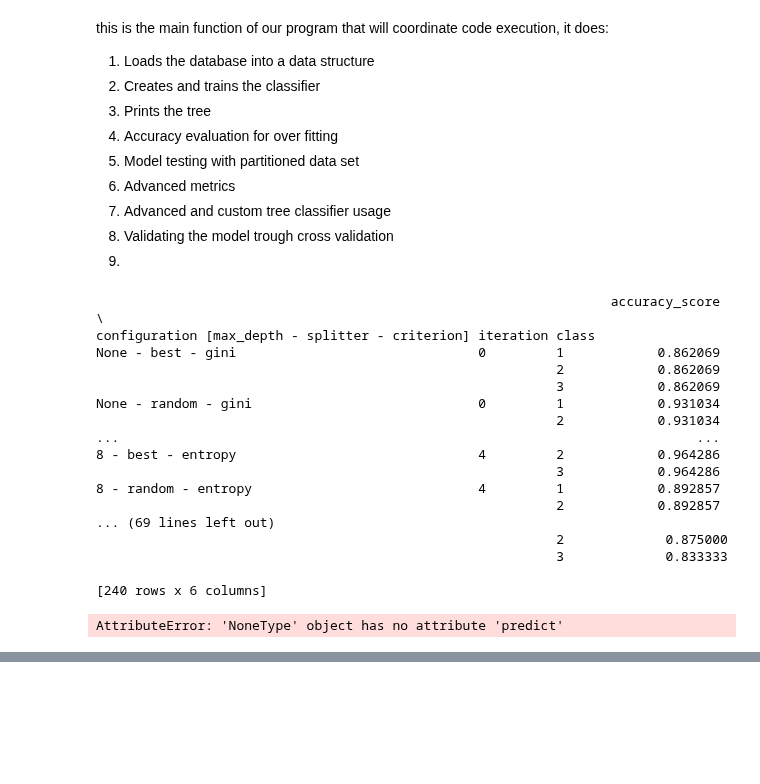
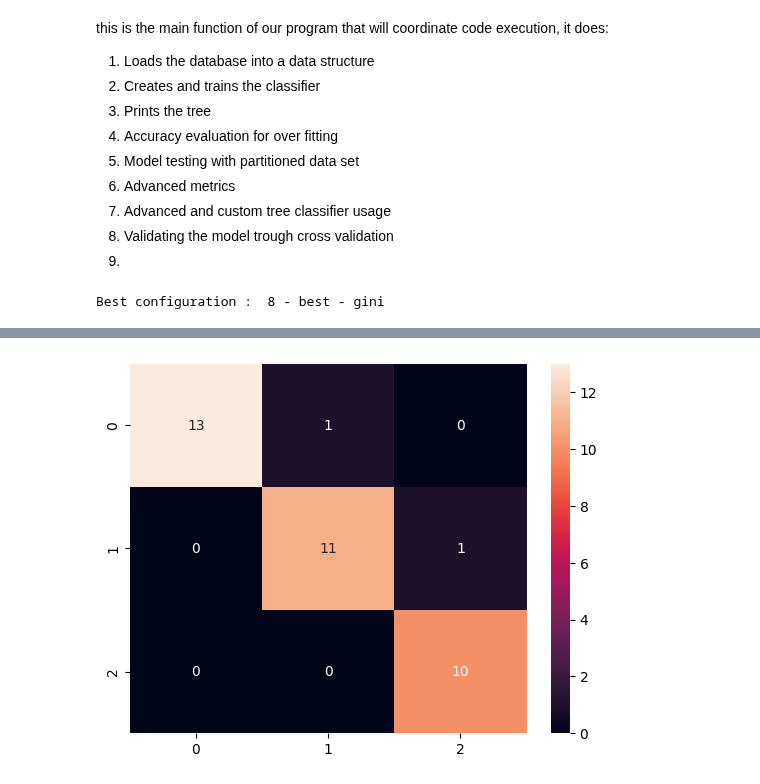
Before and after one commit to Nuzz23/01TWZSM_DataScienceLab, a Jupyter notebook: Lab/L06/E01/E01.ipynb, the cells around one changed output, grey strips where cells are left out. Cells and saved outputs as stored; diff of their text form; code cells hidden in the pictures; blank space fills up the shorter version.

```diff
--- a/Lab/L06/E01/E01.ipynb
+++ b/Lab/L06/E01/E01.ipynb
@@ -247,8 +250,8 @@ def advancedTreeBuilding(xTrain: pd.DataFrame, xTest: pd.DataFrame, yTrain:pd.Da
 # %% [markdown]
 Function for doing the cross validation of our data and the printing on file
 # %%
-def crossValidation(df:pd.DataFrame, features:list[str], classes:list[str], testPercentage:float, crossValidationSize:int=5,
-                    printOnFile: bool=False)->list[pd.DataFrame, pd.DataFrame, pd.DataFrame]:
+def crossValidation(df:pd.DataFrame, features:list[str], classes:list[str], testPercentage:float, crossValidationSize:int=5
+                    )->list[pd.DataFrame, pd.DataFrame, pd.DataFrame]:
     # Split the datasets into two:
     #   X_train_valid: the dataset used for the k-fold cross-validation
     #   X_test: the dataset used for the final testing (this will NOT be seen by the classifier during the training/validation phases)
@@ -264,14 +267,25 @@ def crossValidation(df:pd.DataFrame, features:list[str], classes:list[str], test
         xValid = X_train_valid.iloc[validation_indices]
         yTrain = y_train_valid.iloc[train_indices]
         yValid = y_train_valid.iloc[validation_indices]
-        ## To be implemented the hyper maxi df
-        # with the metrics and the avg and variance
         if len(data) <= 1:
             data = advancedTreeBuilding(xTrain, xValid, yTrain, yValid, i)
         else:
             data = pd.concat([data, advancedTreeBuilding(xTrain, xValid, yTrain, yValid, i)])
 
+    temp = ''
+    for index in data.index.get_level_values(0).unique():
+        if len(temp) <=1:
+            temp = data.loc[index].agg(func=['min', 'max', 'mean', 'std']).set_index(keys=
+                    pd.MultiIndex.from_arrays([[index]*4, ['min', 'max', 'mean', 'std']]))
+        else:
+            temp = pd.concat([temp, data.loc[index].agg(func=['min', 'max', 'mean', 'std']).set_index(keys=
+                    pd.MultiIndex.from_arrays([[index]*4, ['min', 'max', 'mean', 'std']]))], axis=0)
 
-    return data, X_test, y_test
+
+    temp['avgFinal'] = np.zeros(temp.shape[0])
+    for index in temp.index:
+        temp.loc[index, 'avgFinal'] = temp.loc[index].agg('mean')
+
+    return (data.sort_index(), temp.sort_index(), X_test, y_test)
 # %% [markdown]
 This function prints the best possible hyper parameters for the configuration of the decision Tree
@@ -281,3 +292,13 @@ def findBestConfiguration(df:pd.DataFrame)->dict[str:float|str]:
+# %%
+def createBestConfiguration(df:pd.DataFrame)->DecisionTreeClassifier:
+    config = df.loc[list(filter(lambda x : x[1]=='mean' , df.index)), 'avgFinal'].idxmax()[0]
+
+    print("Best configuration : ", config)
+    config = config.strip().split('-')
+
+
+    return DecisionTreeClassifier(max_depth=int(config[0].strip()) if config[0].strip() != 'None' else None,
+                    splitter=config[1].strip(), criterion=config[2].strip( ))
 # %% [markdown]
 ### MAIN FUNCTION
 # %% [markdown]
@@ -310,31 +331,16 @@ def main()->None:
 
     # display(advancedTreeBuilding(df)) # 7
 
-    (metrics, xTest, yTest) = crossValidation(df, FEATURE_NAMES, CLASSES, TEST_DATA_PERCENTAGE)
-    print(metrics)
-    if PRINT_METRIC_ANALYSIS_TO_CSV:
-        metrics.to_csv(OUTPUT_CSV_PATH+'.csv')
+    (metrics, finalMetrics, _, _) = crossValidation(df, FEATURE_NAMES, CLASSES, TEST_DATA_PERCENTAGE) # 7
 
-    testMetrics(findBestConfiguration(metrics), xTest, yTest, True)
+    if PRINT_METRIC_ANALYSIS_TO_EXCEL:
+      writer = pd.ExcelWriter(path=EXCEL_FILE, mode='a', if_sheet_exists='replace')
+      metrics.to_excel(excel_writer=writer, sheet_name=METRICS_SHEET, float_format='%.4f')
+      finalMetrics.to_excel(excel_writer=writer, sheet_name=FINAL_METRICS_SHEET, float_format='%.4f')
 
+    xTrain, xTest, yTrain, yTest = train_test_split(df.loc[:, FEATURE_NAMES], df.loc[:, CLASSES], test_size=TEST_DATA_PERCENTAGE) # 8
+    display(pd.DataFrame(testMetrics(createBestConfiguration(finalMetrics).fit(xTrain, yTrain), xTest, yTest, True))) # 8
 
 main()
 # %% [output]
-                                                                  accuracy_score  \
-configuration [max_depth - splitter - criterion] iteration class
-None - best - gini                               0         1            0.862069
-                                                           2            0.862069
-                                                           3            0.862069
-None - random - gini                             0         1            0.931034
-                                                           2            0.931034
-...                                                                          ...
-8 - best - entropy                               4         2            0.964286
-                                                           3            0.964286
-8 - random - entropy                             4         1            0.892857
-                                                           2            0.892857
-... (69 lines left out)
-                                                           2             0.875000
-                                                           3             0.833333
-
-[240 rows x 6 columns]
+Best configuration :  8 - best - gini
-AttributeError: 'NoneType' object has no attribute 'predict'
@@ -340,0 +351 @@ AttributeError: 'NoneType' object has no attribute 'predict'
+[figure, added]
```
Also changed, not shown: parts of 4 cells of this notebook, 2 other files.
